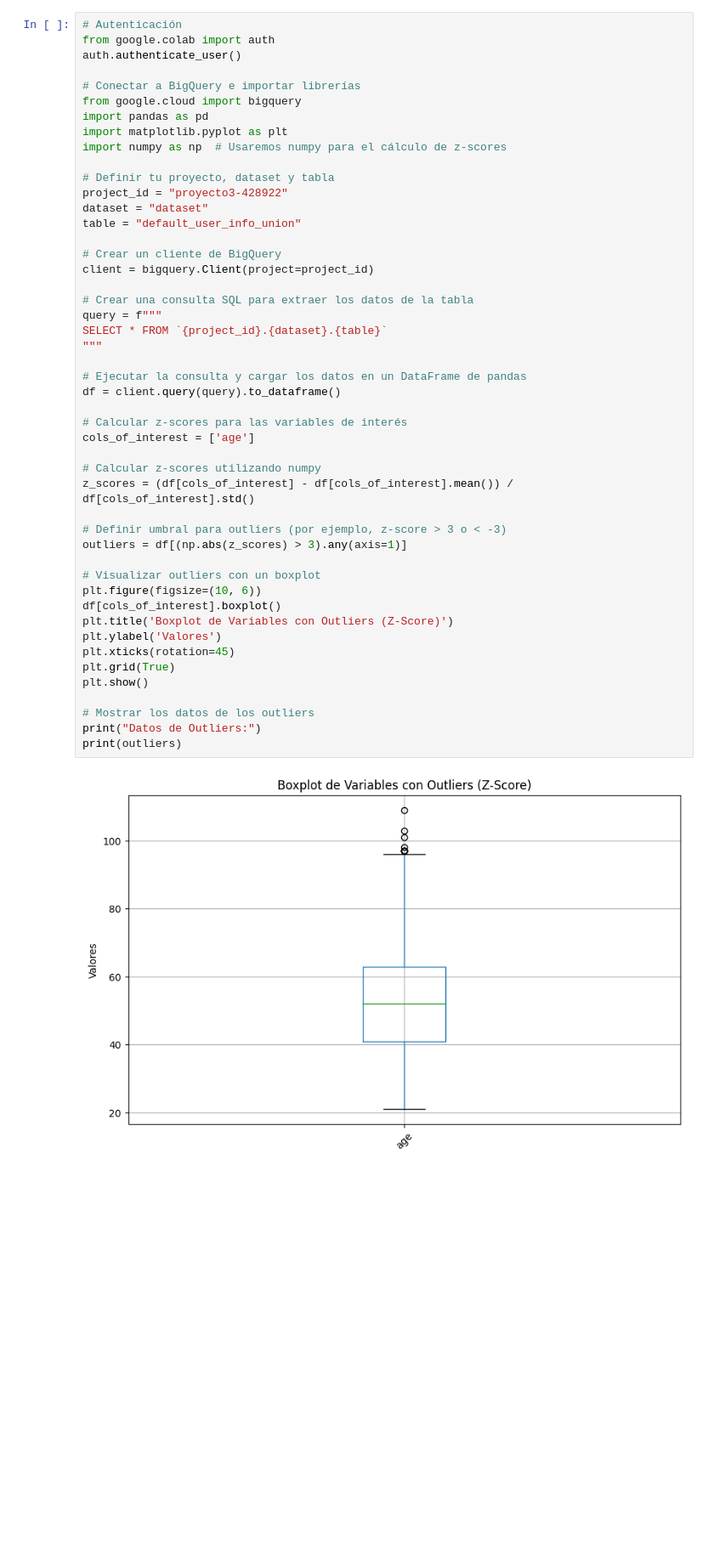
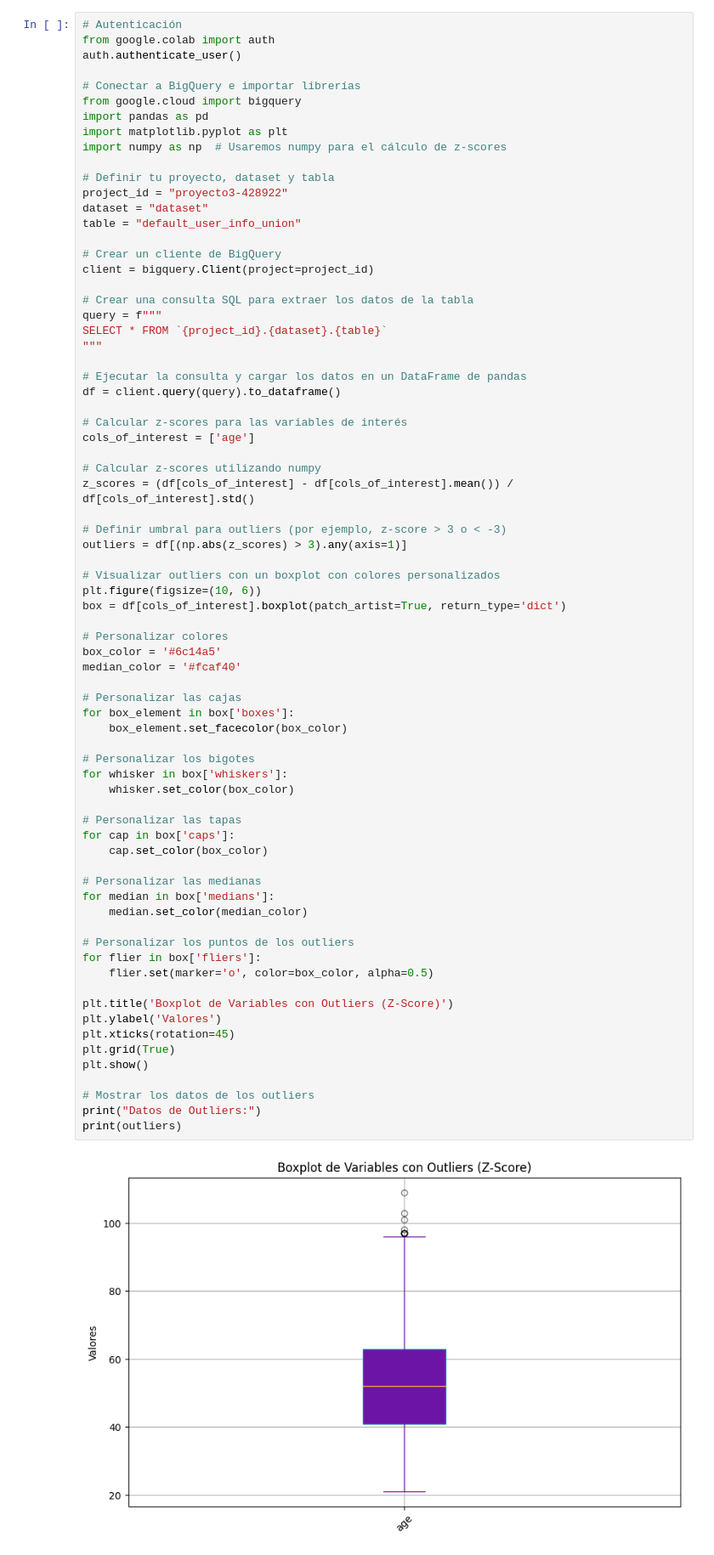
Before and after one commit to VeronicaDomR/Proyecto_Riesgo_relativo, a Jupyter notebook: Proyecto3.ipynb, the cells around one changed output. Shown at 85% size. Drawn from its saved outputs; the diff is of its cells as text; blank space fills up the shorter version.

```diff
--- a/Proyecto3.ipynb
+++ b/Proyecto3.ipynb
@@ -75,36 +55,61 @@ table = "default_user_info_union"
 client = bigquery.Client(project=project_id)
 
 # Crear una consulta SQL para extraer los datos de la tabla
 query = f"""
 SELECT * FROM `{project_id}.{dataset}.{table}`
 """
 
 # Ejecutar la consulta y cargar los datos en un DataFrame de pandas
 df = client.query(query).to_dataframe()
 
 # Calcular z-scores para las variables de interés
 cols_of_interest = ['age']
 
 # Calcular z-scores utilizando numpy
 z_scores = (df[cols_of_interest] - df[cols_of_interest].mean()) / df[cols_of_interest].std()
 
 # Definir umbral para outliers (por ejemplo, z-score > 3 o < -3)
 outliers = df[(np.abs(z_scores) > 3).any(axis=1)]
 
-# Visualizar outliers con un boxplot
+# Visualizar outliers con un boxplot con colores personalizados
 plt.figure(figsize=(10, 6))
-df[cols_of_interest].boxplot()
+box = df[cols_of_interest].boxplot(patch_artist=True, return_type='dict')
+
+# Personalizar colores
+box_color = '#6c14a5'
+median_color = '#fcaf40'
+
+# Personalizar las cajas
+for box_element in box['boxes']:
+    box_element.set_facecolor(box_color)
+
+# Personalizar los bigotes
+for whisker in box['whiskers']:
+    whisker.set_color(box_color)
+
+# Personalizar las tapas
+for cap in box['caps']:
+    cap.set_color(box_color)
+
+# Personalizar las medianas
+for median in box['medians']:
+    median.set_color(median_color)
+
+# Personalizar los puntos de los outliers
+for flier in box['fliers']:
+    flier.set(marker='o', color=box_color, alpha=0.5)
+
 plt.title('Boxplot de Variables con Outliers (Z-Score)')
 plt.ylabel('Valores')
 plt.xticks(rotation=45)
 plt.grid(True)
 plt.show()
 
 # Mostrar los datos de los outliers
 print("Datos de Outliers:")
 print(outliers)
 # %% [output]
-[figure, old version]
+[figure, new version]
 Datos de Outliers:
       user_id  default_flag  age sex  last_month_salary  number_dependents
 8         135             0  109   M                NaN               <NA>
```
Also changed, not shown: parts of 12 cells of this notebook.
